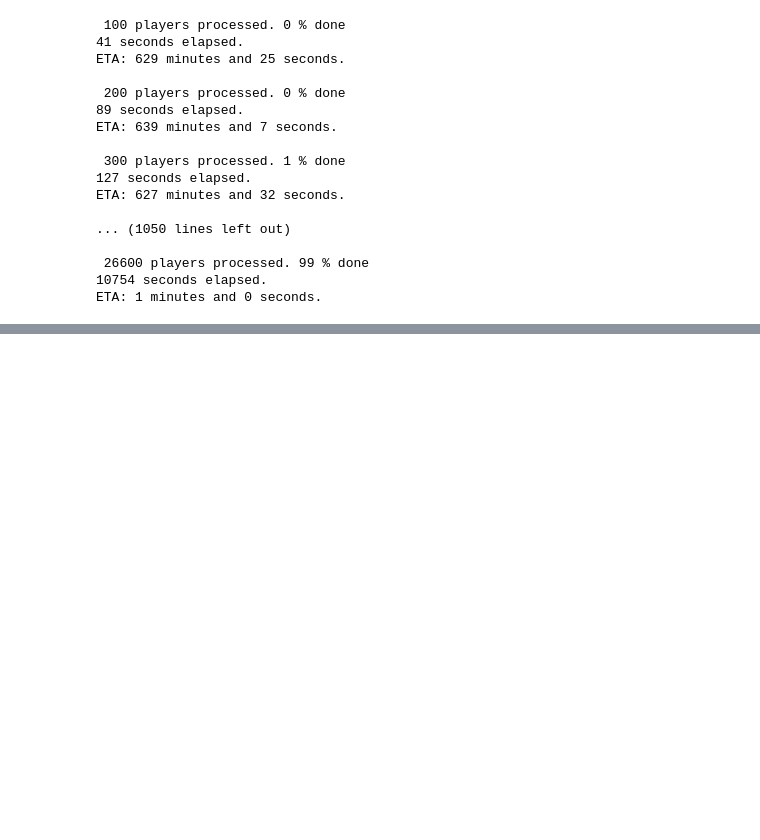
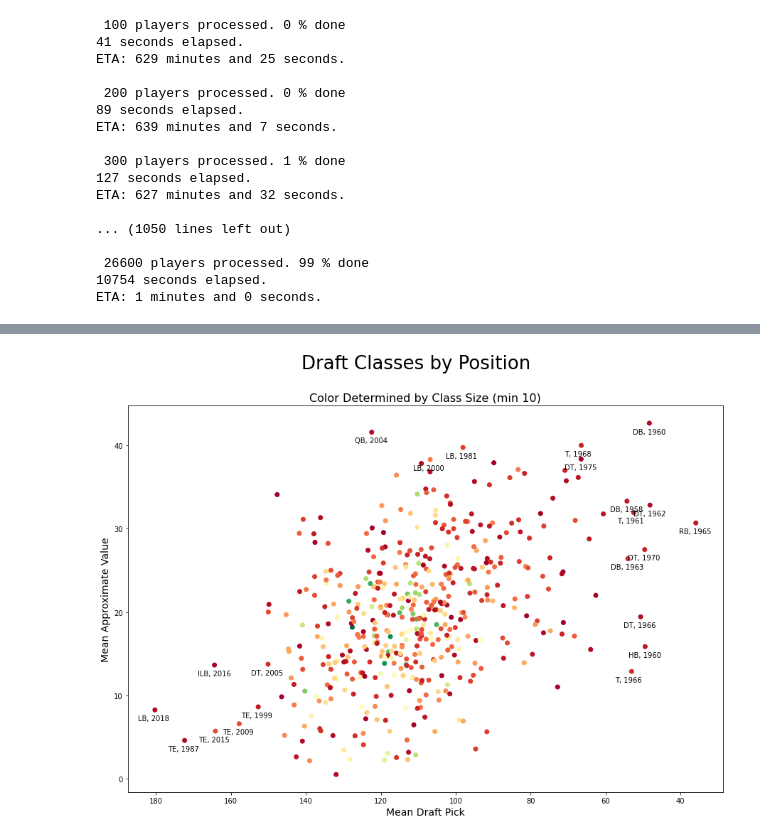
Before and after one commit to corinzarkowski/nfl-draft-value-position, a Jupyter notebook: draft-av.ipynb, the cells around one changed output, grey strips where cells are left out. Saved outputs shown, nothing was run; the diff lists cells and outputs as text; code cells hidden in the pictures; blank space fills up the shorter version.

```diff
--- a/draft-av.ipynb
+++ b/draft-av.ipynb
@@ -141,0 +205,2 @@ len(players_formatted_filtered)
+# %%
+players_df = pd.read_csv('players.csv')
@@ -141,0 +209,7 @@ len(players_formatted_filtered)
+# %%
+players_df_grouped = players_df.groupby(['position', 'year_drafted'])
+counts = players_df_grouped.size().to_frame(name='counts')
+# %%
+players_joined = counts.join(players_df_grouped.mean()).rename(columns={'approximate_value': 'av_mean', 'number_drafted': 'draft_mean'}).reset_index()
+# %%
+players_joined_filtered = players_joined[players_joined['counts'] > 10]
@@ -141,0 +232,30 @@ len(players_formatted_filtered)
+# %%
+plot = plt.scatter(players_joined_filtered['draft_mean'],
+                   players_joined_filtered['av_mean'],
+                   c = players_joined_filtered['counts'],
+                   norm = mpl.colors.Normalize(min(players_joined_filtered['counts']),
+                                               max(players_joined_filtered['counts'])),
+                   cmap = 'RdYlGn')
+
+ax = plt.gca()
+ax.invert_xaxis()
+
+annotations = players_joined_filtered['position'] + ", " + players_joined_filtered['year_drafted'].map(str)
+annotations = annotations.tolist()
+
+plt.rcParams["figure.figsize"] = (15,10)
+plt.xlabel("Mean Draft Pick", fontsize = 14)
+plt.ylabel("Mean Approximate Value", fontsize = 14)
+plt.suptitle("Draft Classes by Position", fontsize = 26)
+plt.title("Color Determined by Class Size (min 10)", fontsize = 16)
+
+for num, row in players_joined_filtered.iterrows():
+    if ((row['draft_mean'] > 150 and row['av_mean'] < 20) or
+       (row['draft_mean'] < 60 or row['av_mean'] > 38)):
+        ax.annotate((row['position'] + ", " + str(row['year_drafted'])),
+                    (row['draft_mean'], row['av_mean']),
+                    (row['draft_mean'] + 4.5, row['av_mean'] - 1.25))
+
+plt.savefig('draftclasses.png')
+# %% [output]
+[figure, added]
```
Also changed, not shown: parts of 21 cells of this notebook, 13 other files.
